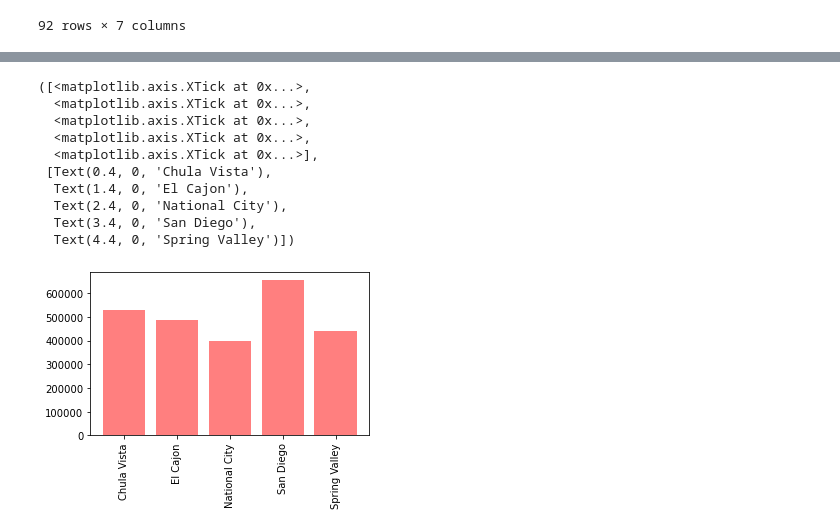
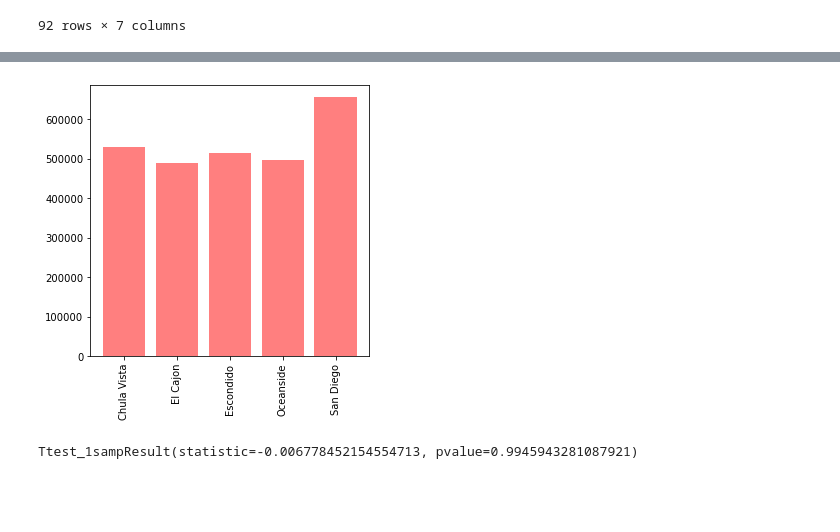
Before and after one commit to pandeysudip/housing-price, a Jupyter notebook: best_cities_2019.ipynb, the cells around one changed output, grey strips where cells are left out. Drawn from its saved outputs; the diff is of its cells as text; code cells hidden in the pictures; blank space fills up the shorter version.

```diff
--- a/best_cities_2019.ipynb
+++ b/best_cities_2019.ipynb
@@ -55,7 +70,7 @@ ca_2019_data=pd.read_csv("output_census/census_ca_2019.csv")
 #Filter for la county
 
 
-Sd_data_df = (ca_data_2019.loc[(ca_data_2019['County']== "San Diego County") & (ca_data_2019['House Value'] > 0) & (ca_data_2019['Monthly Rent']>0),['City','House Value','Household Income','Monthly Owner Cost','Monthly Rent',
+Sd_data_df = (ca_2019_data.loc[(ca_2019_data['County']== "San Diego County") & (ca_2019_data['House Value'] > 0) & (ca_2019_data['Monthly Rent']>0),['City','House Value','Household Income','Monthly Owner Cost','Monthly Rent',
                                                                    'Per Capita Income','Population']])
 Sd_data_df
 # %% [output]
@@ -87,16 +102,16 @@ agg_data = {'House Value': ['mean'],
 for data in Sd_data:
     d1 = data[['City','Population','House Value','Household Income','Monthly Owner Cost','Monthly Rent','Per Capita Income']]
     d1.groupby(['City']).agg(agg_data).round(2)
-    d2 = d1.nlargest(10,'Population')
-    hv = d2.nsmallest(10,'House Value')
+    d2 = d1.nlargest(50,'Population')
+    hv = d2.nsmallest(50,'House Value')
     hv_c=hv['City'].tolist()
-    mr=d2.nsmallest(20, 'Monthly Rent')
+    mr=d2.nsmallest(50, 'Monthly Rent')
     mr_c=mr['City'].tolist()
-    moc=d2.nsmallest(20, 'Monthly Owner Cost')
+    moc=d2.nsmallest(50, 'Monthly Owner Cost')
     moc_c=moc['City'].tolist()
-    pci=d2.nlargest(20, 'Per Capita Income')
+    pci=d2.nlargest(50, 'Per Capita Income')
     pci_c=pci['City'].tolist()
-    hi=d2.nlargest(20, 'Household Income')
+    hi=d2.nlargest(50, 'Household Income')
     hi_c=hi['City'].tolist()
     #Adding cities to list
     all_city=hv_c + mr_c + moc_c + pci_c + hi_c
@@ -126,7 +141,10 @@ for i, data in enumerate(Sd_data):
     d_city=d3[['City', 'House Value','Household Income','Population',
        'Monthly Owner Cost', 'Monthly Rent',
        'Per Capita Income']]
-    d_city=d_city.groupby('City').mean()
+    d_city=d_city.groupby('City').mean().reset_index()
+    d_city[['House Value','Household Income','Monthly Owner Cost', 'Monthly Rent',
+       'Per Capita Income']]=d_city[['House Value','Household Income','Monthly Owner Cost', 'Monthly Rent',
+       'Per Capita Income']]
     city_value.append(d_city)
     d3=d3.drop_duplicates(subset=['City'],keep='last')
     city_df.append(d3)
@@ -176,3 +158,8 @@ Spring Valley        1615.0            28578.0
 # %%
-file_name = "SdCitydata.csv"
-Sd_df.to_csv(file_name, encoding='utf-8', index=False)
+#value of best cities
+print('Best cities')
+best_cities_values=city_value[0]
+
+
+df = best_cities_values
+df
@@ -189,19 +174,18 @@ new_sd_df
 # %%
-x_axis = np.arange(len(new_sd_df))
+x_axis = np.arange(len(df))
 tick_locations = [value+0.4 for value in x_axis]
 
-plt.figure(figsize=(5,3))
-plt.bar(x_axis, new_sd_df["House Value"], color='r', alpha=0.5, align="edge")
-plt.xticks(tick_locations, new_sd_df["City"], rotation="vertical")
+plt.figure(figsize=(5,5))
+plt.bar(x_axis, df["House Value"], color='r', alpha=0.5, align="edge")
+plt.xticks(tick_locations, df["City"], rotation="vertical")
+plt.savefig("Cities Vs House Value")
 # %% [output]
-([<matplotlib.axis.XTick at 0x...>,
-  <matplotlib.axis.XTick at 0x...>,
-  <matplotlib.axis.XTick at 0x...>,
-  <matplotlib.axis.XTick at 0x...>,
-  <matplotlib.axis.XTick at 0x...>],
- [Text(0.4, 0, 'Chula Vista'),
-  Text(1.4, 0, 'El Cajon'),
-  Text(2.4, 0, 'National City'),
-  Text(3.4, 0, 'San Diego'),
-  Text(4.4, 0, 'Spring Valley')])
-[figure, old version]
+[figure, new version]
+# %%
+#t-test
+
+hv_mean=ca_2019_data['House Value'].mean()
+sample=ca_2019_data.sample(500, axis=0)
+sts.ttest_1samp(sample["House Value"],hv_mean)
+# %% [output]
+Ttest_1sampResult(statistic=-0.006778452154554713, pvalue=0.9945943281087921)
```
Also changed, not shown: parts of 6 cells of this notebook.
